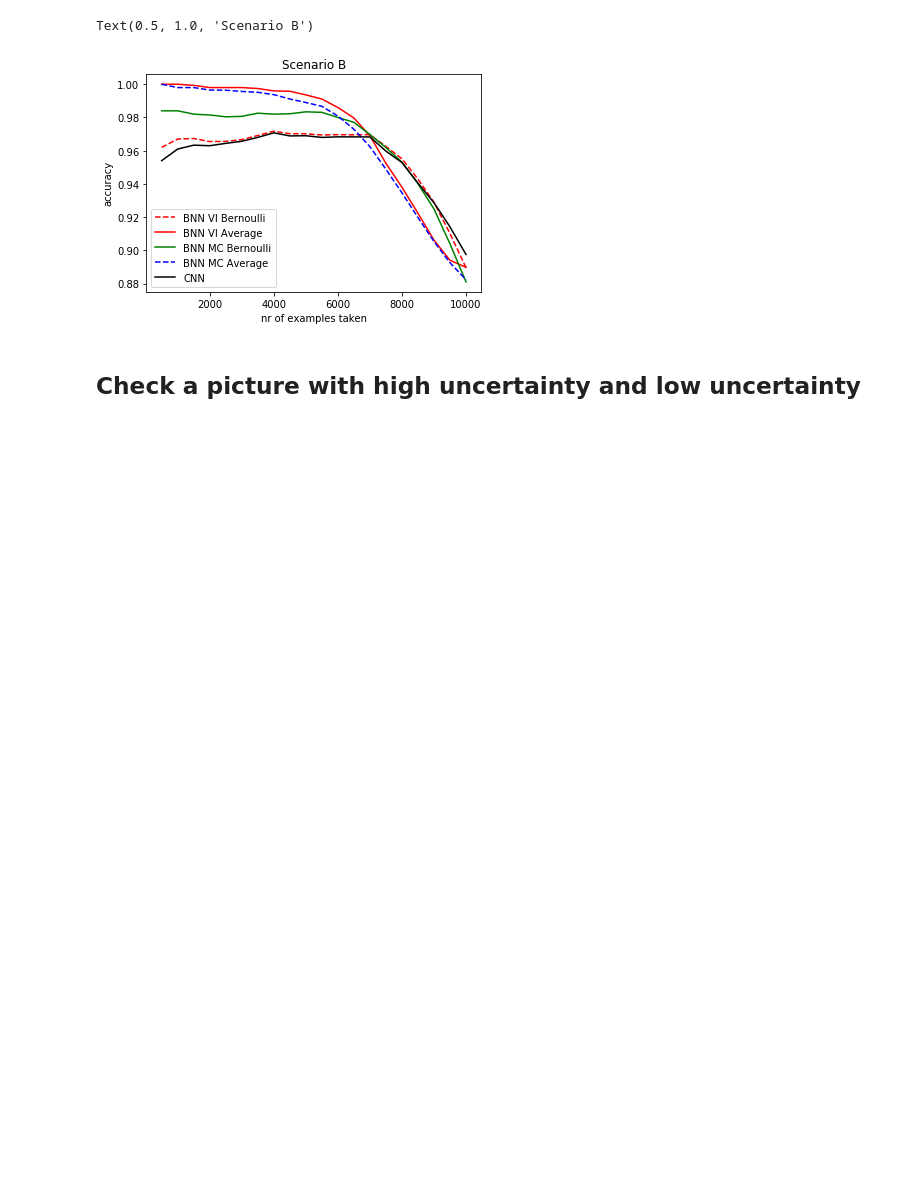
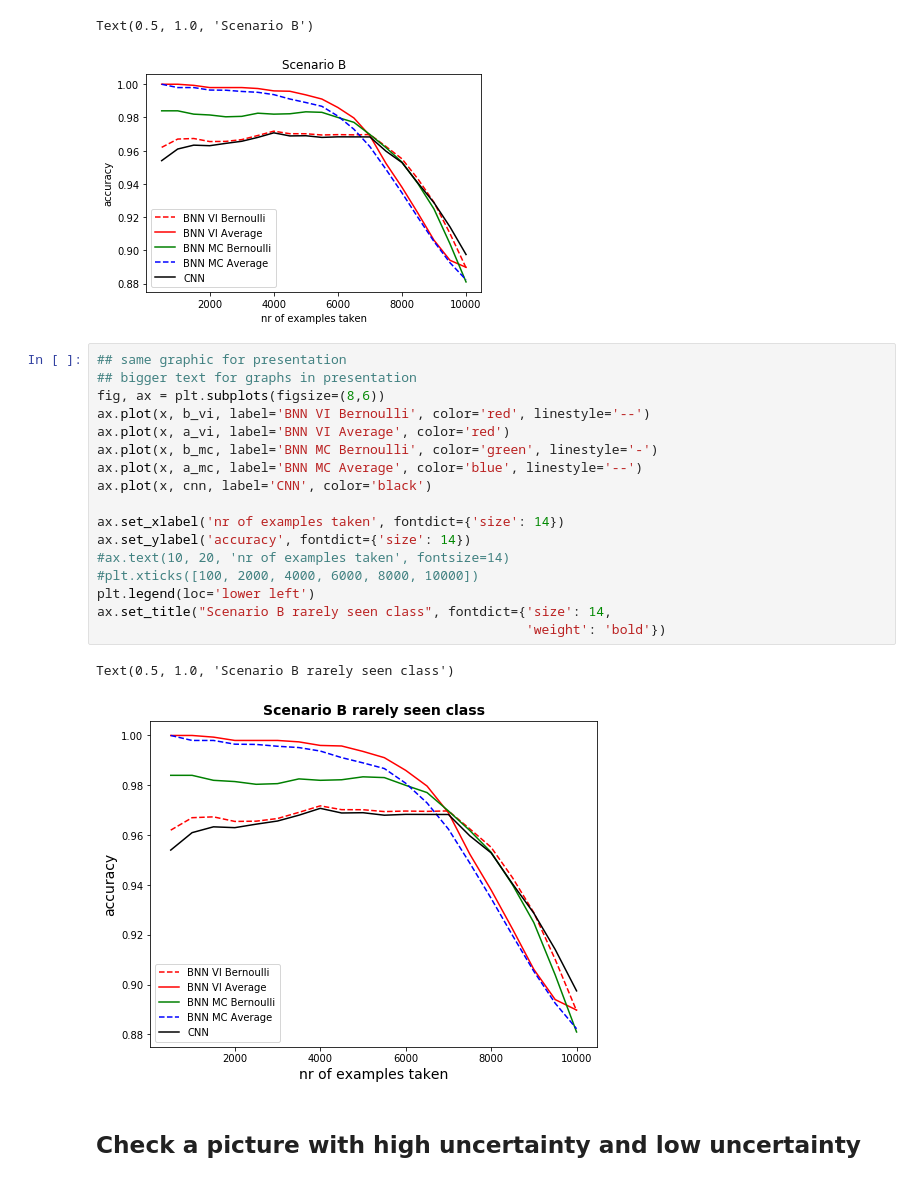
Before and after one commit to annamiri/cornerstone-project, a Jupyter notebook: D_002_unbalanced_dataset_evaluate.ipynb, the cells around one changed output. Cells and saved outputs as stored; diff of their text form; blank space fills up the shorter version.

```diff
--- a/D_002_unbalanced_dataset_evaluate.ipynb
+++ b/D_002_unbalanced_dataset_evaluate.ipynb
@@ -239,6 +239,26 @@ plt.title("Scenario B")
 # %% [output]
 Text(0.5, 1.0, 'Scenario B')
 [figure]
+# %%
+## same graphic for presentation
+## bigger text for graphs in presentation
+fig, ax = plt.subplots(figsize=(8,6))
+ax.plot(x, b_vi, label='BNN VI Bernoulli', color='red', linestyle='--')
+ax.plot(x, a_vi, label='BNN VI Average', color='red')
+ax.plot(x, b_mc, label='BNN MC Bernoulli', color='green', linestyle='-')
+ax.plot(x, a_mc, label='BNN MC Average', color='blue', linestyle='--')
+ax.plot(x, cnn, label='CNN', color='black')
+
+ax.set_xlabel('nr of examples taken', fontdict={'size': 14})
+ax.set_ylabel('accuracy', fontdict={'size': 14})
+#ax.text(10, 20, 'nr of examples taken', fontsize=14)
+#plt.xticks([100, 2000, 4000, 6000, 8000, 10000])
+plt.legend(loc='lower left')
+ax.set_title("Scenario B rarely seen class", fontdict={'size': 14,
+                                                       'weight': 'bold'})
+# %% [output]
+Text(0.5, 1.0, 'Scenario B rarely seen class')
+[figure, added]
 # %% [markdown]
 ## Check a picture with high uncertainty and low uncertainty
 # %%
```
Also changed, not shown: parts of 2 cells of this notebook, 2 other files.
